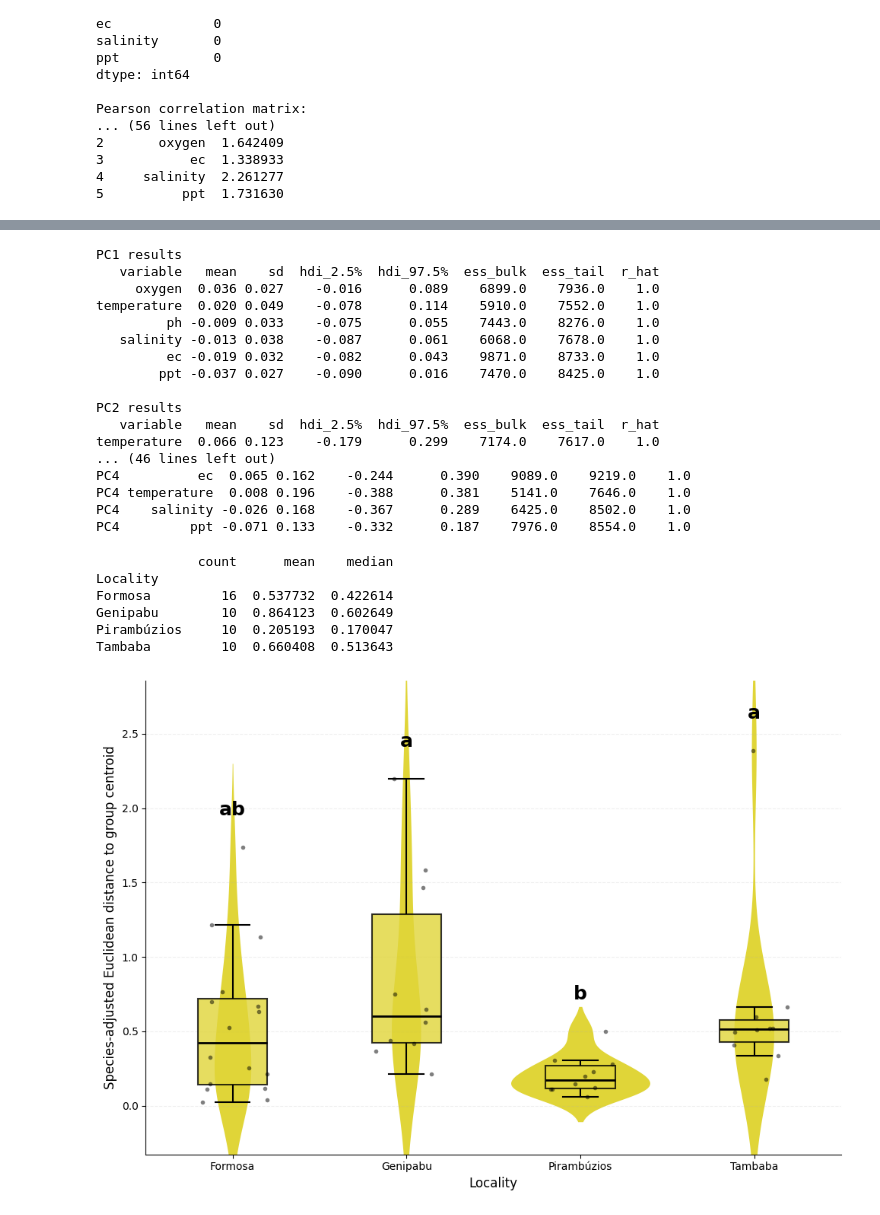
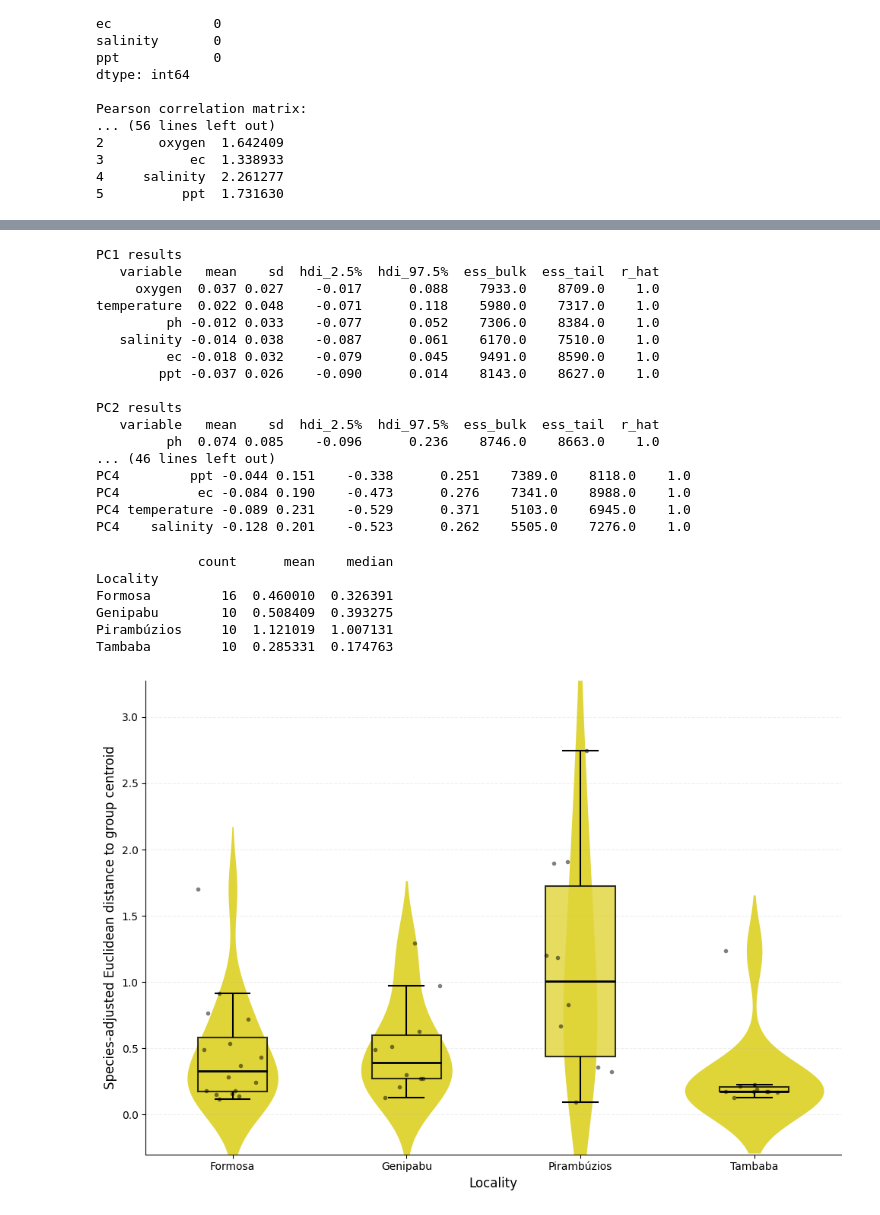
Before and after one commit to weltondionisio/morphometrics_sea_cucumber_BR, a Jupyter notebook: morfo_model.ipynb, the cells around one changed output, grey strips where cells are left out. Drawn from its saved outputs; the diff is of its cells as text; code cells hidden in the pictures.

```diff
--- a/morfo_model.ipynb
+++ b/morfo_model.ipynb
@@ -46,7 +46,7 @@ morfo.head()
 | 4 | 3 | 3004 | Genipabu | Holothuria grisea | Rainy | 145.0 | 0.00345 | 0.00375 | 0.00345 | ... |
 5 rows × 32 columns
 # %%
-# Select the correct columns for PCA (columns 5 to 24)
+# Select the correct columns for PCA
 X = morfo.iloc[:, 6:26].copy()
 X = X.apply(pd.to_numeric, errors='coerce')
 
@@ -64,17 +64,18 @@ print(f'Remaining missing values: {X_imputed.isna().sum().sum()}')
 scaler = StandardScaler()
 X_scaled = scaler.fit_transform(X_imputed)
 
-# PCA
-pca = PCA(n_components=4)
+# PCA retaining enough components to explain >75% of variance
+pca = PCA(n_components=0.75, svd_solver='full')
 X_pca = pca.fit_transform(X_scaled)
 
+print(f'Number of retained PCs: {pca.n_components_}')
 print(pca.explained_variance_ratio_)
 print(f'Cumulative variance explained: {pca.explained_variance_ratio_.sum()*100:.2f}%')
 
 loadings = pd.DataFrame(
     pca.components_.T,
     index=X.columns,
-    columns=['PC1', 'PC2', 'PC3', 'PC4']
+    columns=[f'PC{i+1}' for i in range(pca.n_components_)]
 )
 
 print(loadings)
@@ -1274,21 +1275,21 @@ print(summary_all.to_string(index=False))
 # %% [output]
 PC1 results
    variable   mean    sd  hdi_2.5%  hdi_97.5%  ess_bulk  ess_tail  r_hat
-     oxygen  0.036 0.027    -0.016      0.089    6899.0    7936.0    1.0
-temperature  0.020 0.049    -0.078      0.114    5910.0    7552.0    1.0
-         ph -0.009 0.033    -0.075      0.055    7443.0    8276.0    1.0
-   salinity -0.013 0.038    -0.087      0.061    6068.0    7678.0    1.0
-         ec -0.019 0.032    -0.082      0.043    9871.0    8733.0    1.0
-        ppt -0.037 0.027    -0.090      0.016    7470.0    8425.0    1.0
+     oxygen  0.037 0.027    -0.017      0.088    7933.0    8709.0    1.0
+temperature  0.022 0.048    -0.071      0.118    5980.0    7317.0    1.0
+         ph -0.012 0.033    -0.077      0.052    7306.0    8384.0    1.0
+   salinity -0.014 0.038    -0.087      0.061    6170.0    7510.0    1.0
+         ec -0.018 0.032    -0.079      0.045    9491.0    8590.0    1.0
+        ppt -0.037 0.026    -0.090      0.014    8143.0    8627.0    1.0
 
 PC2 results
    variable   mean    sd  hdi_2.5%  hdi_97.5%  ess_bulk  ess_tail  r_hat
-temperature  0.066 0.123    -0.179      0.299    7174.0    7617.0    1.0
+         ph  0.074 0.085    -0.096      0.236    8746.0    8663.0    1.0
 ... (46 lines left out)
-PC4          ec  0.065 0.162    -0.244      0.390    9089.0    9219.0    1.0
-PC4 temperature  0.008 0.196    -0.388      0.381    5141.0    7646.0    1.0
-PC4    salinity -0.026 0.168    -0.367      0.289    6425.0    8502.0    1.0
-PC4         ppt -0.071 0.133    -0.332      0.187    7976.0    8554.0    1.0
+PC4         ppt -0.044 0.151    -0.338      0.251    7389.0    8118.0    1.0
+PC4          ec -0.084 0.190    -0.473      0.276    7341.0    8988.0    1.0
+PC4 temperature -0.089 0.231    -0.529      0.371    5103.0    6945.0    1.0
+PC4    salinity -0.128 0.201    -0.523      0.262    5505.0    7276.0    1.0
 # %%
 NEON_YELLOW = "#FCED1C"
 pc_cols = ['PC1', 'PC2', 'PC3', 'PC4']
@@ -1326,10 +1327,10 @@ order = ['Formosa', 'Genipabu', 'Pirambúzios', 'Tambaba']
 
 # FDR-adjusted pairwise PERMDISP letters
 letters = {
-    'Formosa': 'ab',
-    'Genipabu': 'a',
-    'Pirambúzios': 'b',
-    'Tambaba': 'a'
+    'Formosa': '',
+    'Genipabu': '',
+    'Pirambúzios': '',
+    'Tambaba': ''
 }
 
 print(df_permdisp.groupby('Locality')['Distance'].agg(['count', 'mean', 'median']))
@@ -1352,38 +1353,38 @@ ax = sns.boxplot(
     boxprops=dict(edgecolor='black', alpha=0.8),
     medianprops=dict(color='black', linewidth=2),
     whiskerprops=dict(color='black'),
     capprops=dict(color='black')
 )
 
 sns.stripplot(
     data=df_permdisp, x='Locality', y='Distance', order=order,
     color='black', size=4, jitter=0.2, alpha=0.5, ax=ax
 )
 
 for i, local in enumerate(order):
     group_max = df_permdisp.loc[df_permdisp['Locality'] == local, 'Distance'].max()
     ax.text(
         i, group_max + amplitude * 0.08, letters[local],
         ha='center', va='bottom', fontsize=18, fontweight='bold'
     )
 
 plt.ylim(y_min - amplitude * 0.15, y_max + amplitude * 0.2)
 plt.ylabel('Species-adjusted Euclidean distance to group centroid', fontsize=12)
 plt.xlabel('Locality', fontsize=12)
 plt.xticks(rotation=0)
 plt.grid(axis='y', linestyle='--', alpha=0.2)
 sns.despine()
 plt.tight_layout()
 plt.savefig('permdisp_species_adjusted.png', dpi=600, bbox_inches='tight')
 plt.show()
 # %% [output]
              count      mean    median
 Locality
-Formosa         16  0.537732  0.422614
-Genipabu        10  0.864123  0.602649
-Pirambúzios     10  0.205193  0.170047
-Tambaba         10  0.660408  0.513643
+Formosa         16  0.460010  0.326391
+Genipabu        10  0.508409  0.393275
+Pirambúzios     10  1.121019  1.007131
+Tambaba         10  0.285331  0.174763
-[figure, old version]
+[figure, new version]
 # %%
 cols_env_labels = [
     'pH',
```
Also changed, not shown: parts of 4 cells of this notebook.
